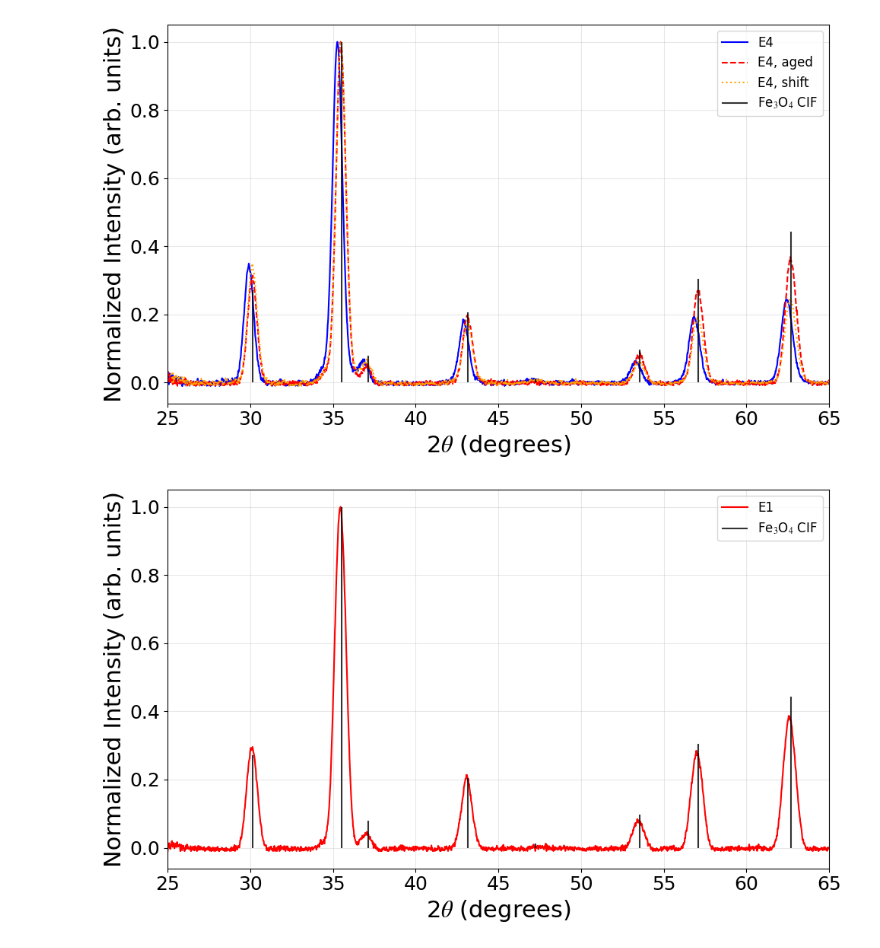
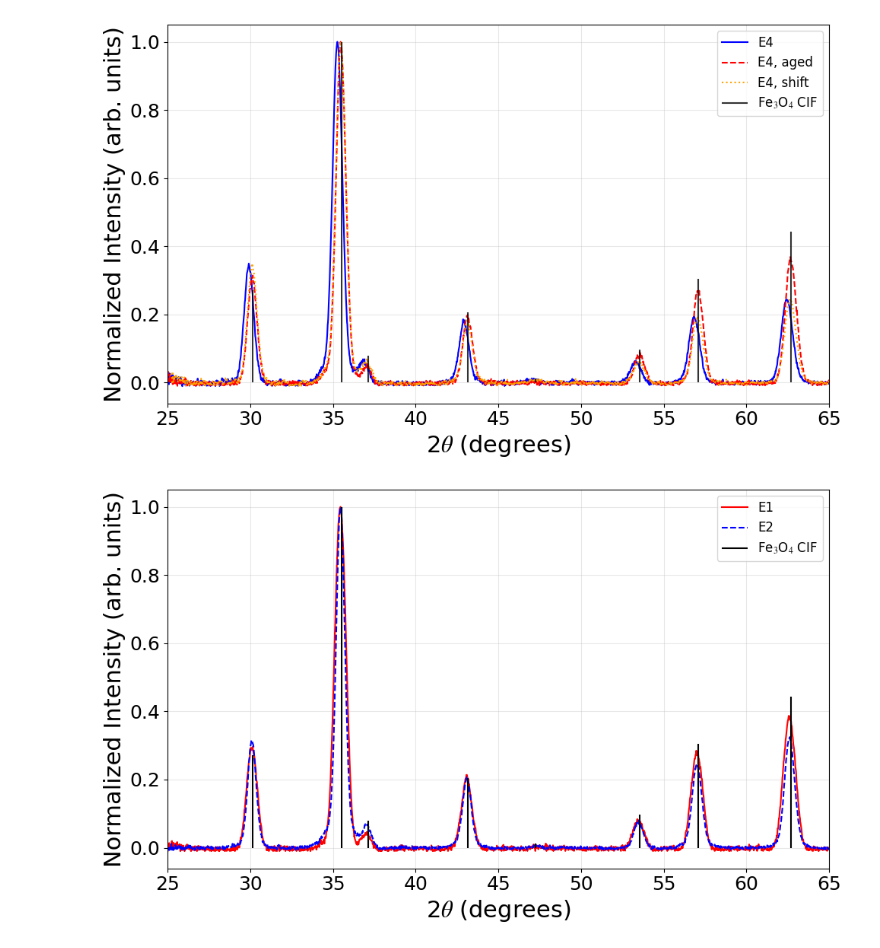
Before and after one commit to Fabel88/XRD-to-magnetization_iron_oxides, a Jupyter notebook: Fe3O4_FeO_XRD-Magnetization_Additional_Plotting.ipynb, the cells around one changed output. Cells and saved outputs as stored; diff of their text form; code cells hidden in the pictures.

```diff
--- a/Fe3O4_FeO_XRD-Magnetization_Additional_Plotting.ipynb
+++ b/Fe3O4_FeO_XRD-Magnetization_Additional_Plotting.ipynb
@@ -666,7 +666,8 @@ file_list = [
     #"E5_XRD_bg_sub.csv",
     #"E5_260413_bg_sub_20520.csv",
     "E4_remeasured_260519_bg_sub.csv",
-    "E4_XRD_bg_sub_raw_2theta_shift_p0p210deg.csv",
+    #"E4_XRD_bg_sub_raw_2theta_shift_p0p210deg.csv",
+    "E4_XRD_bg_sub_raw_2theta_shift_p0p202deg.csv", # Bruker processed shift
 ]
 
 # Labels for legend
@@ -847,7 +848,7 @@ file_list = [
     #"E3_XRD_bg_sub.csv",
     #"E4_XRD_bg_sub.csv",
     "E1_XRD_bg_sub.csv",
-    #"E2_XRD_bg_sub.csv",
+    "E2_XRD_bg_sub.csv",
     #"E3_XRD_aged_spot2_20520s_bg_sub.csv",
     #"E5_XRD_bg_sub.csv",
     #"E5_260413_bg_sub_20520.csv",
@@ -857,20 +858,22 @@ file_list = [
 
 # Labels for legend
 plot_labels = [
+    #"E3",
     #"20520 s",
     #"20520 s, aged",
     #"E4",
     #"E4, aged",
     #"E4, shift"
     "E1",
-    #"E2",
+    "E2",
     #"E3, aged",
 ]
 
 # Colors
 color_list = [
-    #"blue",
-    "red",
+    #"orange",
+    "r",
+    "b",
     #"orange"
 ]
 
@@ -885,7 +888,7 @@ linestyle_list = [
 stick_label = "Fe$_3$O$_4$ CIF"
 stick_color = "black"
 stick_linewidth = 1.5
-stick_alpha = 0.8
+stick_alpha = 1.0
 
 x_col = "two_theta"
 y_col = "intensity"
@@ -979,31 +982,31 @@ ax.vlines(
 # axis labels and ticks
 ax.set_xlabel(x_label, fontsize=font_size_axes_labels)
 ax.set_ylabel(y_label, fontsize=font_size_axes_labels)
 # ax.set_title(title, fontsize=font_size_title)
 
 ax.tick_params(axis='both', which='both', labelsize=font_size_ticks)
 
 # x-limits
 ax.set_xlim([x_min, x_max])
 
 # legend
 ax.legend(fontsize=12)
 
 # transparent background
 ax.set_facecolor("none")
 fig.patch.set_alpha(0.0)
 
 plt.tight_layout()
 plt.grid(True, alpha=0.3)
 
 # save figure
 if save_fig:
     fig.savefig(
         output_filename,
         dpi=output_dpi,
         transparent=True
     )
 
 plt.show()
 # %% [output]
-[figure, old version]
+[figure, new version]
```
Also changed, not shown: parts of 1 cell of this notebook.
